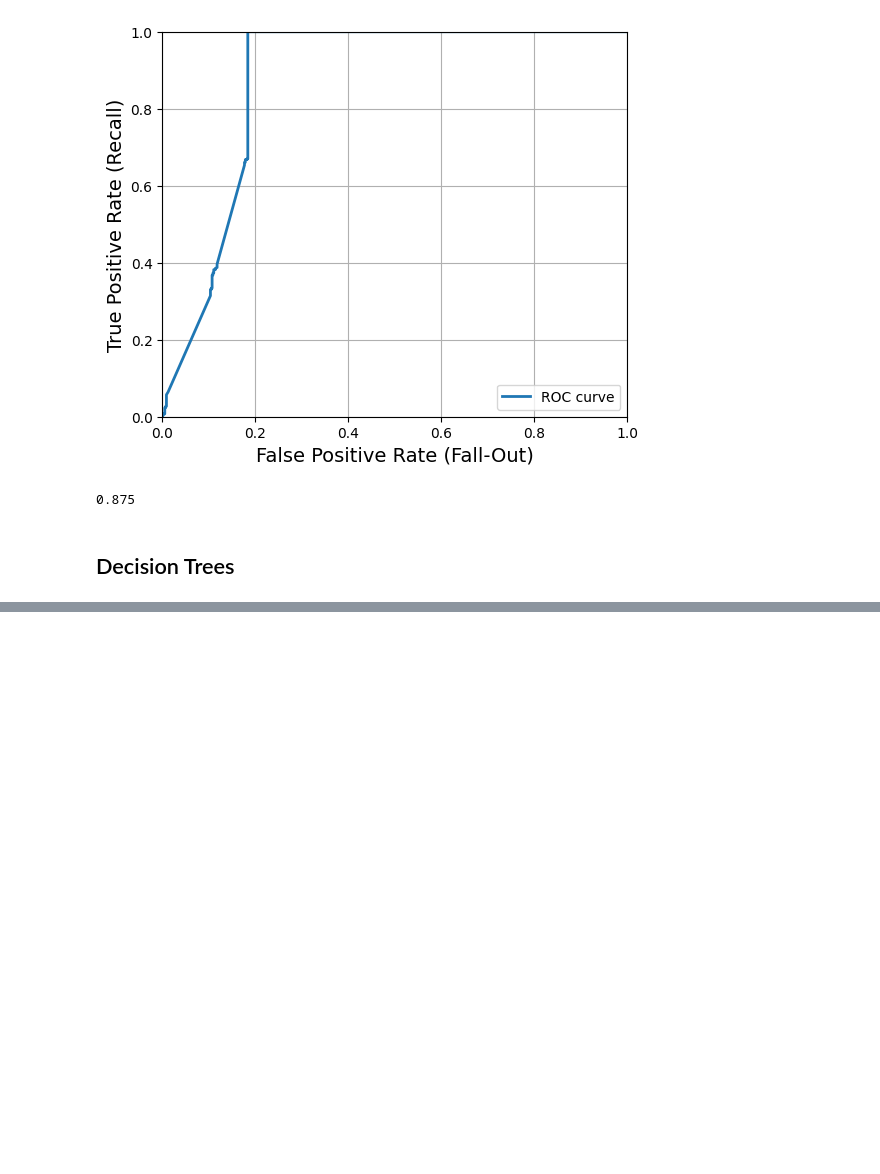
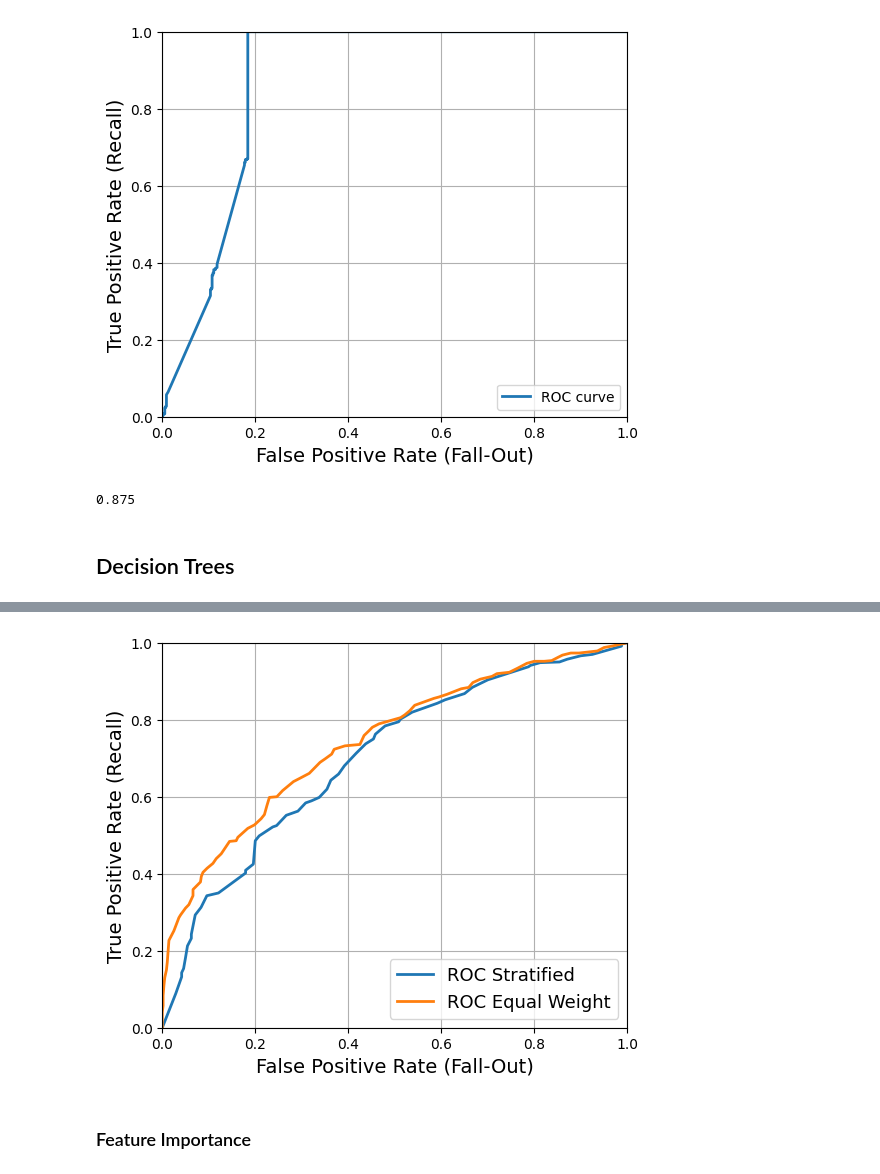
Before and after one commit to Gonzalo-Caro/Practicas-ML-NN, a Jupyter notebook: Additional Exercises/2. Classification.ipynb, the cells around one changed output, grey strips where cells are left out. Cells and saved outputs as stored; diff of their text form; code cells hidden in the pictures; blank space fills up the shorter version.

```diff
--- a/Additional Exercises/2. Classification.ipynb
+++ b/Additional Exercises/2. Classification.ipynb
@@ -1513,0 +1516,9 @@ roc_rbf_svm_50.round(3)
+# %%
+param_dist = {
+    'decisiontreeclassifier__min_samples_split': randint(2, 20),
+    'decisiontreeclassifier__min_samples_leaf': randint(1, 20),
+    'decisiontreeclassifier__max_features': ['sqrt', 'log2'],
+}
+
+random_search = RandomizedSearchCV(tree_clf, param_dist, n_iter=100, cv=5, scoring='accuracy', random_state=42)
+random_search.fit(X_train, y_train_good)
@@ -1513,0 +1606,20 @@ roc_rbf_svm_50.round(3)
+# %%
+fpr, tpr, thresholds = roc_curve(y_train_good, y_scores)
+fpr_50, tpr_50, thresholds_50 = roc_curve(y_train_good_50, y_scores_50)
+
+plt.figure(figsize=(6, 5))
+plt.plot(fpr, tpr, linewidth=2, label="ROC Stratified")
+plt.plot(fpr_50, tpr_50, linewidth=2, label="ROC Equal Weight")
+
+
+plt.xlabel('False Positive Rate (Fall-Out)')
+plt.ylabel('True Positive Rate (Recall)')
+plt.grid()
+plt.axis([0, 1, 0, 1])
+plt.legend(loc="lower right", fontsize=13)
+
+plt.show()
+# %% [output]
+[figure, added]
+# %% [markdown]
+### Feature Importance
```
Also changed, not shown: parts of 16 cells of this notebook, 2 other files.
